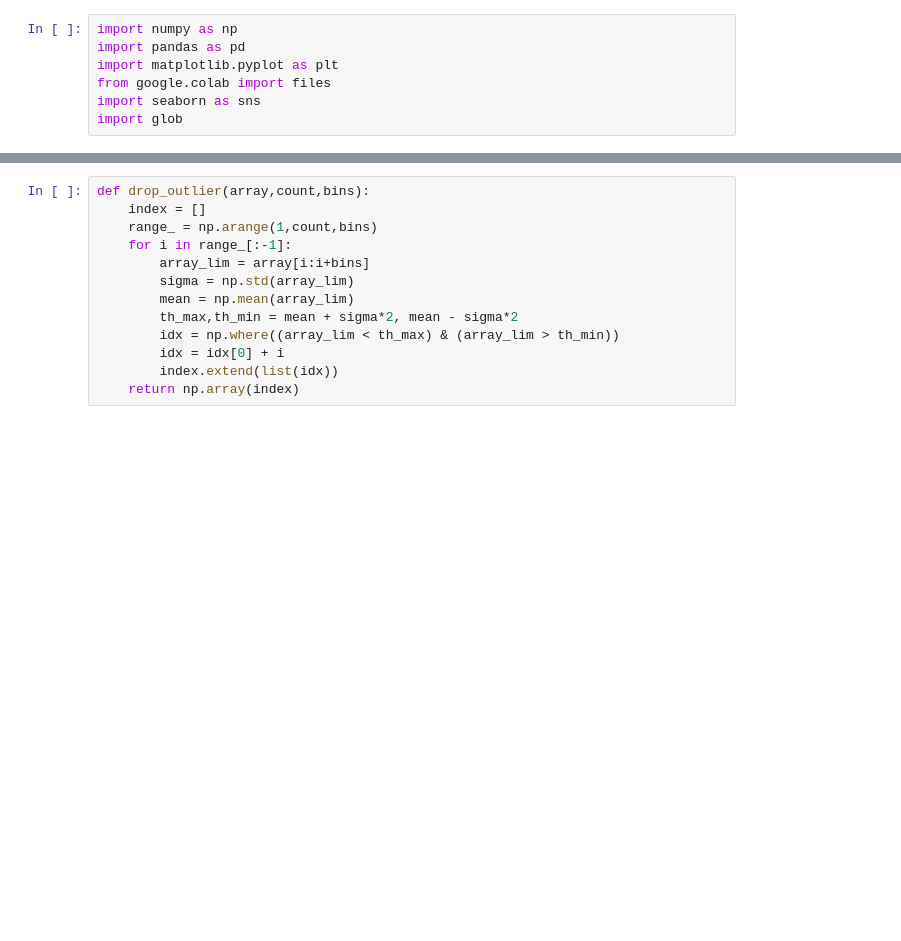
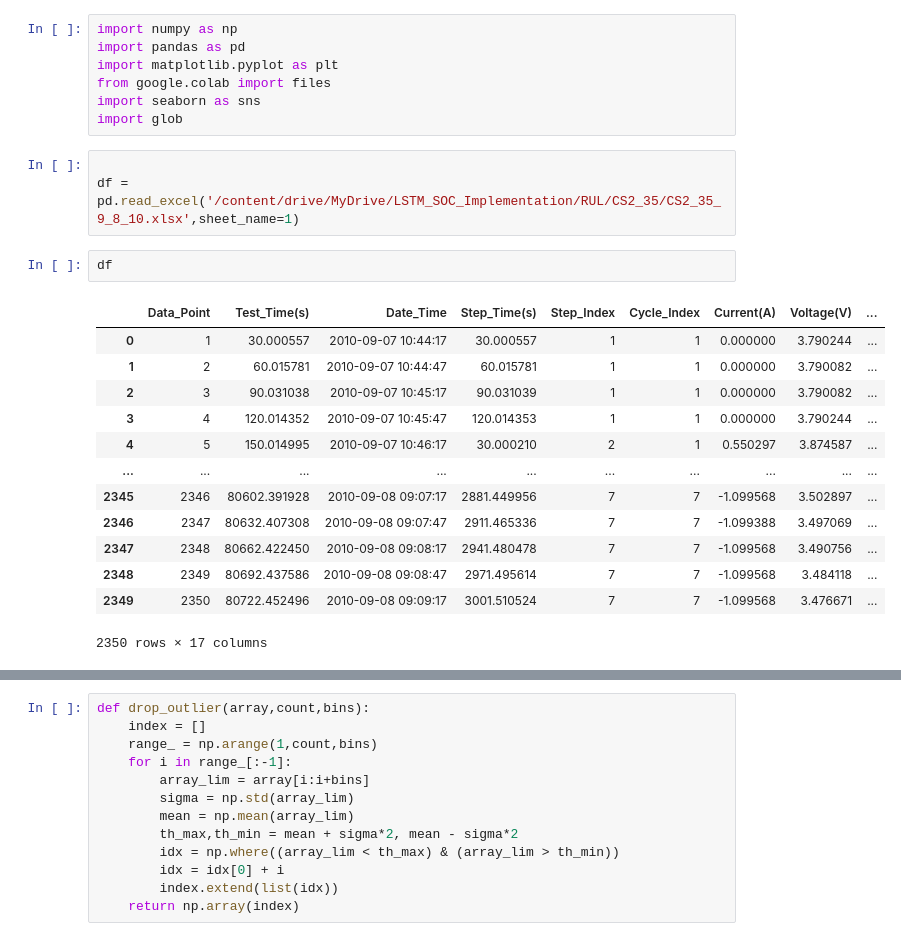
Before and after one commit to bharat-mullapudi/LSTM_SOC_RUL, a Jupyter notebook: Sem4RUL1Feb16.ipynb, the cells around one changed output, grey strips where cells are left out. Saved outputs shown, nothing was run; the diff lists cells and outputs as text; blank space fills up the shorter version.

```diff
--- a/Sem4RUL1Feb16.ipynb
+++ b/Sem4RUL1Feb16.ipynb
@@ -12,3 +12,22 @@ import matplotlib.pyplot as plt
 from google.colab import files
 import seaborn as sns
 import glob
+# %%
+
+df = pd.read_excel('/content/drive/MyDrive/LSTM_SOC_Implementation/RUL/CS2_35/CS2_35_9_8_10.xlsx',sheet_name=1)
+# %%
+df
+# %% [output]
+|  | Data_Point | Test_Time(s) | Date_Time | Step_Time(s) | Step_Index | Cycle_Index | Current(A) | Voltage(V) | ... |
+| 0 | 1 | 30.000557 | 2010-09-07 10:44:17 | 30.000557 | 1 | 1 | 0.000000 | 3.790244 | ... |
+| 1 | 2 | 60.015781 | 2010-09-07 10:44:47 | 60.015781 | 1 | 1 | 0.000000 | 3.790082 | ... |
+| 2 | 3 | 90.031038 | 2010-09-07 10:45:17 | 90.031039 | 1 | 1 | 0.000000 | 3.790082 | ... |
+| 3 | 4 | 120.014352 | 2010-09-07 10:45:47 | 120.014353 | 1 | 1 | 0.000000 | 3.790244 | ... |
+| 4 | 5 | 150.014995 | 2010-09-07 10:46:17 | 30.000210 | 2 | 1 | 0.550297 | 3.874587 | ... |
+| ... | ... | ... | ... | ... | ... | ... | ... | ... | ... |
+| 2345 | 2346 | 80602.391928 | 2010-09-08 09:07:17 | 2881.449956 | 7 | 7 | -1.099568 | 3.502897 | ... |
+| 2346 | 2347 | 80632.407308 | 2010-09-08 09:07:47 | 2911.465336 | 7 | 7 | -1.099388 | 3.497069 | ... |
+| 2347 | 2348 | 80662.422450 | 2010-09-08 09:08:17 | 2941.480478 | 7 | 7 | -1.099568 | 3.490756 | ... |
+| 2348 | 2349 | 80692.437586 | 2010-09-08 09:08:47 | 2971.495614 | 7 | 7 | -1.099568 | 3.484118 | ... |
+| 2349 | 2350 | 80722.452496 | 2010-09-08 09:09:17 | 3001.510524 | 7 | 7 | -1.099568 | 3.476671 | ... |
+2350 rows × 17 columns
```
Also changed, not shown: parts of 9 cells of this notebook.
